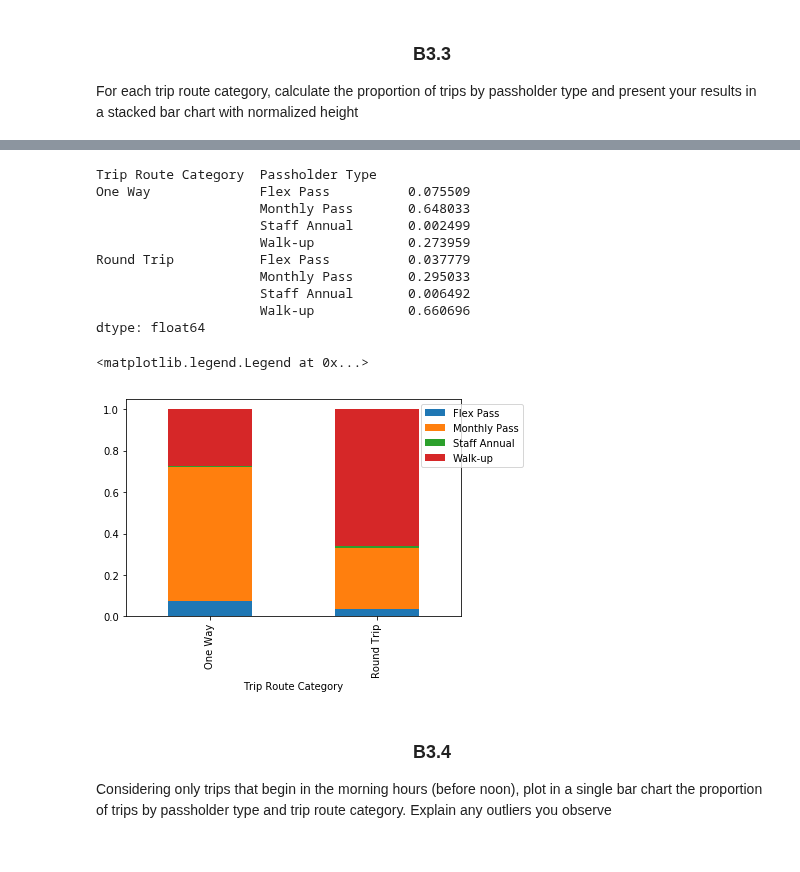
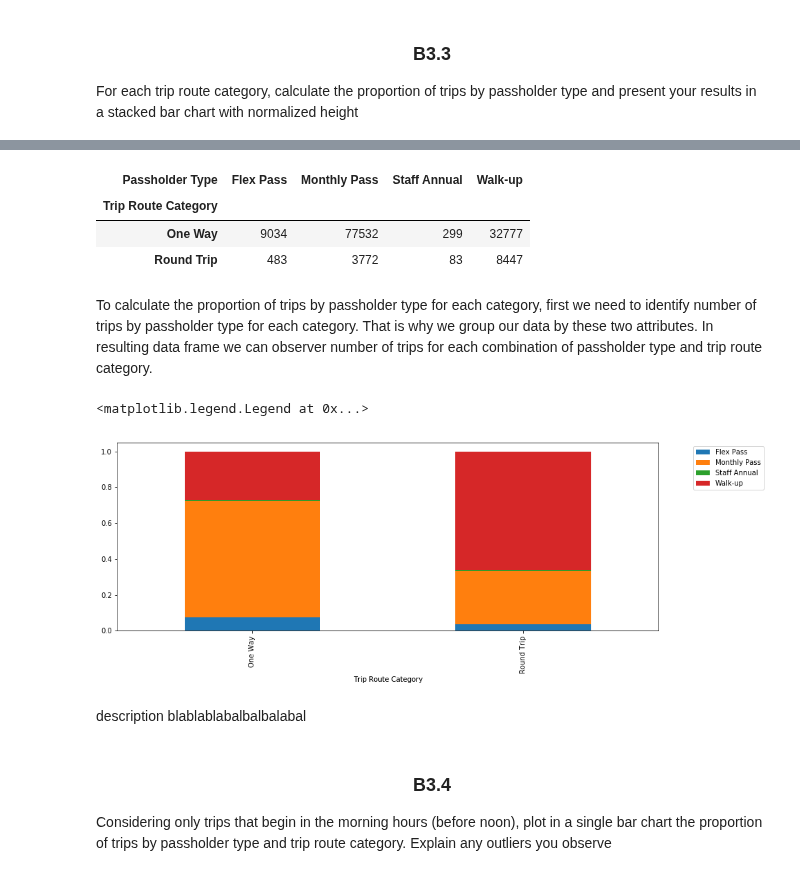
Before and after one commit to Apiquet/ADA_EPFL, a Jupyter notebook: ADA2018-Homework-master/01 - Pandas and Data Wrangling/Exercise 1.ipynb, the cells around one changed output, grey strips where cells are left out. Saved outputs shown, nothing was run; the diff lists cells and outputs as text; code cells hidden in the pictures.

```diff
--- a/ADA2018-Homework-master/01 - Pandas and Data Wrangling/Exercise 1.ipynb
+++ b/ADA2018-Homework-master/01 - Pandas and Data Wrangling/Exercise 1.ipynb
@@ -667,19 +673,3 @@ Additionally, we can observe that at night usage of bicycle declines (from 18:00
 # %% [markdown]
 <h3 align="center"> B3.3 </h3>
 For each trip route category, calculate the proportion of trips by passholder type and present your results in a stacked bar chart with normalized height
-# %%
-bikes_share_trip_grouped_by_route = bike_share_trip.groupby(['Trip Route Category', 'Passholder Type']).size()
-
-print(bikes_share_trip_grouped_by_route)
-print(bikes_share_trip_grouped_by_route.unstack())
-bikes_share_trip_grouped_by_route.unstack().plot(kind='bar', stacked=True)
-
-#for category, group in bikes_share_trip_grouped_by_route:
-    #print("category", category)
-    #print("group", group)
-
-#bikes_share_trip_grouped_by_rout
-
-
-#df2[['abuse','nff']].plot(kind='bar', stacked=True)
-#bikes_share_trip_grouped_by_route.unstack()
@@ -703,25 +676,30 @@ Round Trip                 483          3772            83     8447
-# %%
-#normalized hieghts aka percent stacked barplot
-bike_grouped_proportion = bikes_share_trip_grouped_by_route.groupby(level=0).apply(lambda x:
-                                                 x / float(x.sum()))
-bike_grouped_proportion
-# %% [output]
-Trip Route Category  Passholder Type
-One Way              Flex Pass          0.075509
-                     Monthly Pass       0.648033
-                     Staff Annual       0.002499
-                     Walk-up            0.273959
-Round Trip           Flex Pass          0.037779
-                     Monthly Pass       0.295033
-                     Staff Annual       0.006492
-                     Walk-up            0.660696
-dtype: float64
-# %%
-bike_plot = bike_grouped_proportion.unstack().plot(kind='bar', stacked=True)
-bike_plot.legend(bbox_to_anchor=(1.2, 1))
-# %% [output]
-<matplotlib.legend.Legend at 0x...>
-[figure, removed]
+# %%
+#Group trips according to route category and passholder type
+trip_grouped_by_route_pass = bike_share_trip.groupby(['Trip Route Category', 'Passholder Type']).size()
+#Unstacked grouping
+bikes_share_trip_grouped_by_route.unstack()
+# %% [output]
+| Passholder Type | Flex Pass | Monthly Pass | Staff Annual | Walk-up |
+| Trip Route Category |  |  |  |  |
+| One Way | 9034 | 77532 | 299 | 32777 |
+| Round Trip | 483 | 3772 | 83 | 8447 |
+# %% [markdown]
+<p>To calculate the proportion of trips by passholder type for each category, first we need to identify number of trips by passholder type for each category. That is why we group our data by these two attributes. In resulting data frame we can observer number of trips for each combination of passholder type and trip route category.</p>
+# %%
+#calculate proportion of trips by passholder type for each category
+bike_grouped_proportion = bikes_share_trip_grouped_by_route.groupby(level=0).apply(lambda x:
+                                                 x / float(x.sum()))
+
+#creating bar chart with normalized heights
+bike_plot = bike_grouped_proportion.unstack().plot(
+    kind='bar', stacked=True, figsize=(14,5))
+#moving legend to the side
+bike_plot.legend(bbox_to_anchor=(1.2, 1))
+# %% [output]
+<matplotlib.legend.Legend at 0x...>
+[figure, added]
+# %% [markdown]
+description blablablabalbalbalabal
 # %% [markdown]
 <h3 align="center"> B3.4 </h3>
 Considering only trips that begin in the morning hours (before noon), plot in a single bar chart the proportion of trips by passholder type and trip route category. Explain any outliers you observe
```
Also changed, not shown: parts of 7 cells of this notebook.
